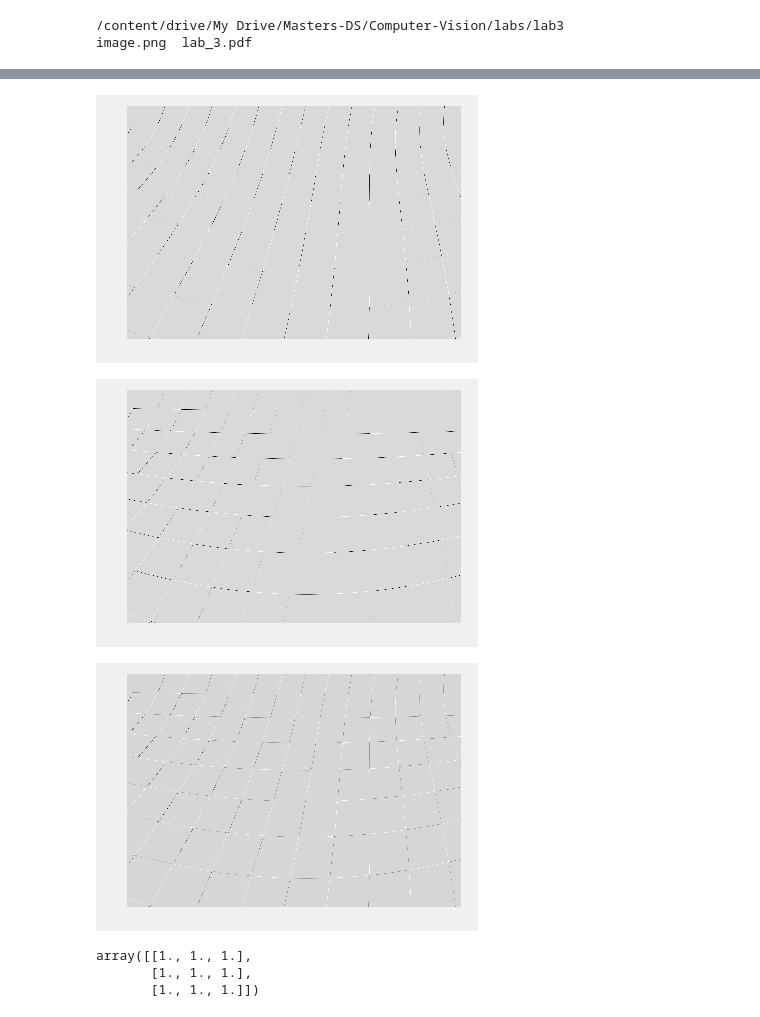
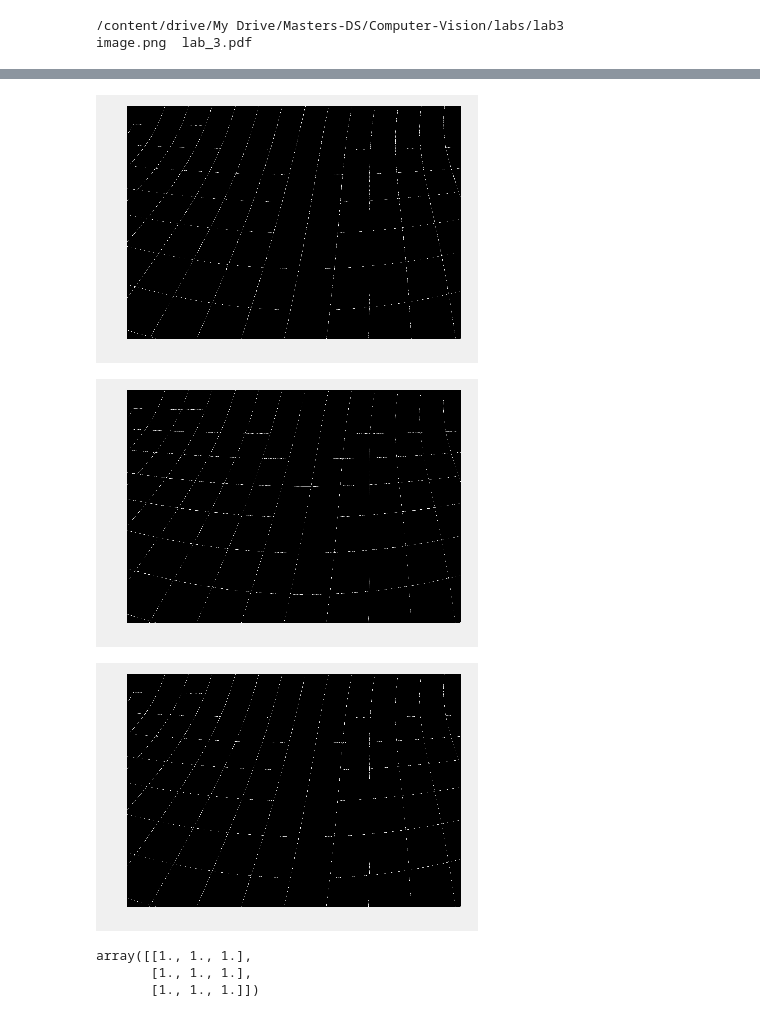
Before and after one commit to mchivuku/CSCI-B657-CV-Labs, a Jupyter notebook: Computer_Vision_Lab_3.ipynb, the cells around one changed output, grey strips where cells are left out. Cells and saved outputs as stored; diff of their text form; code cells hidden in the pictures.

```diff
--- a/Computer_Vision_Lab_3.ipynb
+++ b/Computer_Vision_Lab_3.ipynb
@@ -75,20 +75,3 @@ Mounted at /content/drive
 # %% [output]
 /content/drive/My Drive/Masters-DS/Computer-Vision/labs/lab3
 image.png  lab_3.pdf
-# %%
-## functions
-## Helper functions - read image, perform FFT
-"""
-Read image and convert to grayscale
-"""
-def read_image(file):
-  image = Image.open(file).convert("L")
-  return image
-
-"""
-Show image
-"""
-def show_image(image):
-  plt.imshow(np.array(image).astype(np.uint8))
-  plt.axis('off')
-  plt.show()
@@ -136,0 +148,6 @@ I_y = normalize(I_y)
+# %%
+
+## convolution
+image = np.array(image)
+image_gradient_x = convolve(image,gradient_x)
+image_gradient_y  = convolve(image, gradient_y)
@@ -145,23 +175,26 @@ show_image(I_y)
 # %%
-I_x_sq = I_x * I_x
-I_y_sq = I_y * I_y
-I_xy = I_x * I_y
+I_x_sq = image_gradient_x **2
+I_y_sq = image_gradient_y **2
+I_xy = image_gradient_x * image_gradient_y
 
-I_x_sq = normalize(I_x_sq)
-I_y_sq = normalize(I_y_sq)
-I_xy = normalize(I_xy)
+#I_x_sq = normalize(I_x_sq)
+#I_y_sq = normalize(I_y_sq)
+#I_xy = normalize(I_xy)
 # %%
 show_image(I_x_sq)
+save_image(I_x_sq,"I_x_sq.png")
 # %% [output]
-[figure, old version]
+[figure, new version]
 # %%
 show_image(I_y_sq)
+save_image(I_y_sq,"I_y_sq.png")
 # %% [output]
-[figure, old version]
+[figure, new version]
 # %%
 show_image(I_xy)
+save_image(I_xy,"I_xy.png")
 # %% [output]
-[figure, old version]
+[figure, new version]
 # %%
 box_filter = np.ones(shape=(3,3))
 box_filter
```
Also changed, not shown: parts of 22 cells of this notebook.
